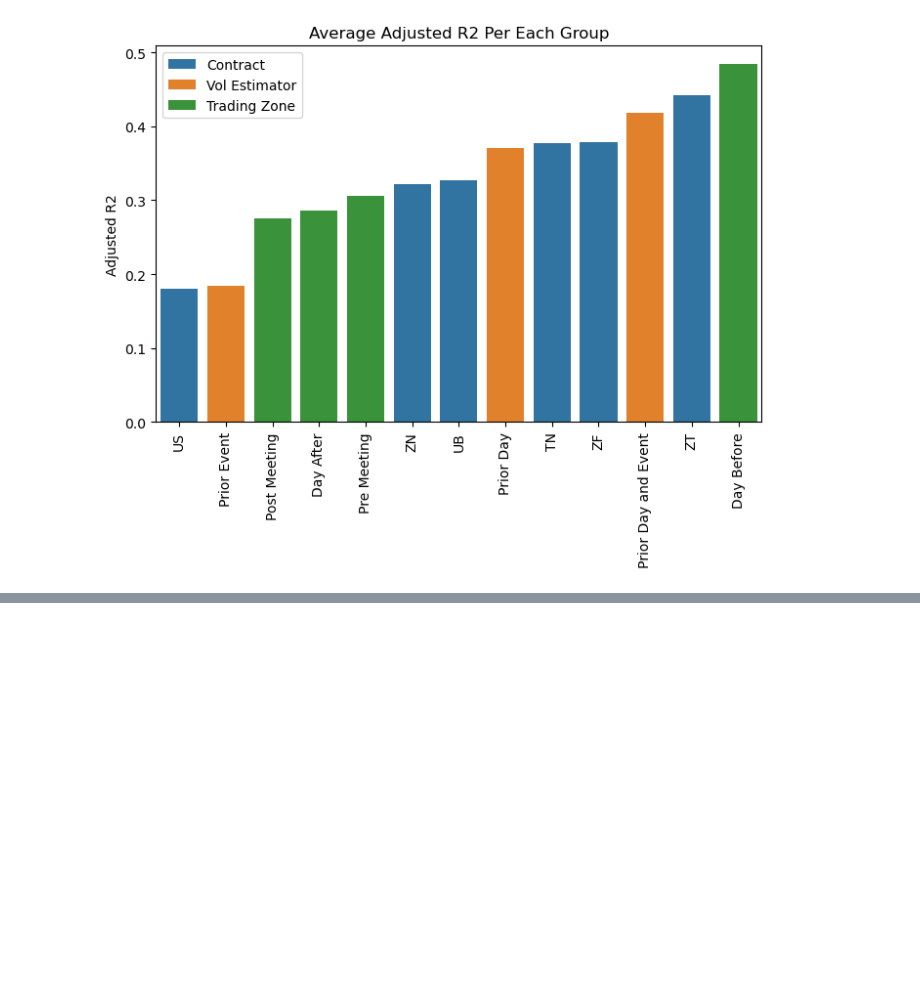
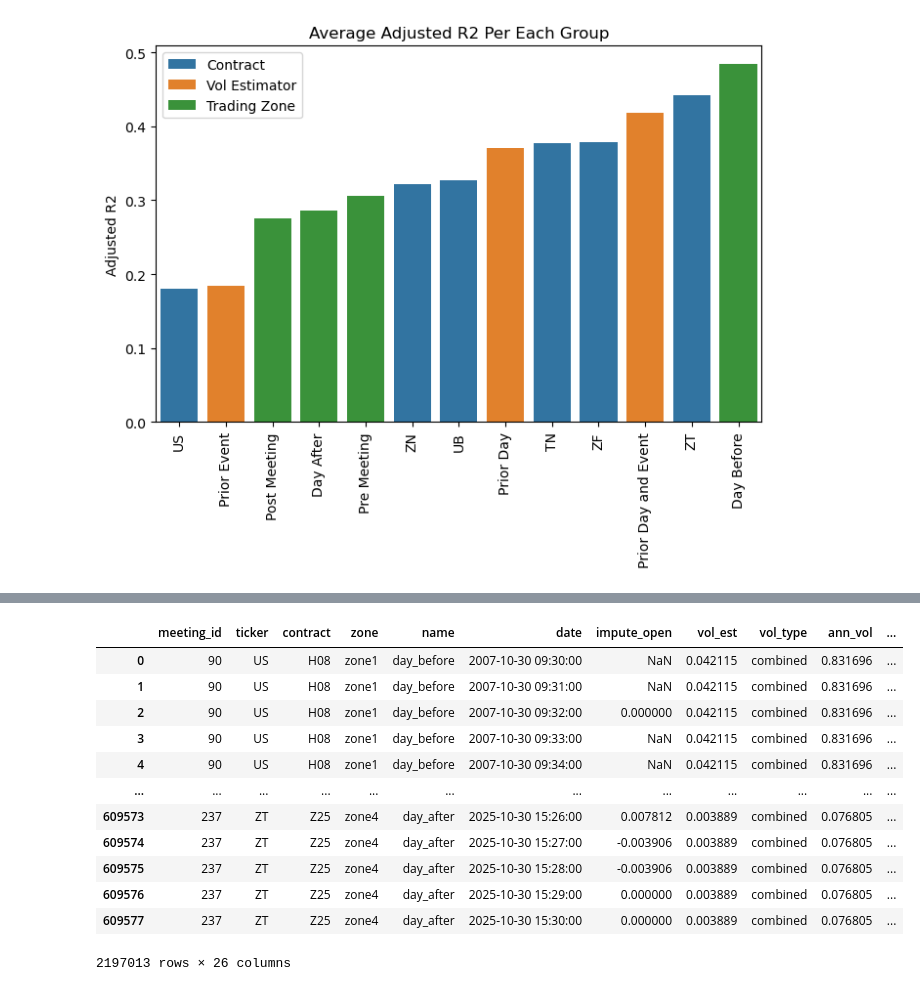
Before and after one commit to diegodalvarez/FOMCDrift, a Jupyter notebook: notebook/2GeneralizedBacktestApproach.ipynb, the cells around one changed output, grey strips where cells are left out. Cells and saved outputs as stored; diff of their text form; code cells hidden in the pictures; blank space fills up the shorter version.

```diff
--- a/notebook/2GeneralizedBacktestApproach.ipynb
+++ b/notebook/2GeneralizedBacktestApproach.ipynb
@@ -668,0 +564,16 @@ plt.show()
+# %%
+(df_signal_rtn)
+# %% [output]
+|  | meeting_id | ticker | contract | zone | name | date | impute_open | vol_est | vol_type | ann_vol | ... |
+| 0 | 90 | US | H08 | zone1 | day_before | 2007-10-30 09:30:00 | NaN | 0.042115 | combined | 0.831696 | ... |
+| 1 | 90 | US | H08 | zone1 | day_before | 2007-10-30 09:31:00 | NaN | 0.042115 | combined | 0.831696 | ... |
+| 2 | 90 | US | H08 | zone1 | day_before | 2007-10-30 09:32:00 | 0.000000 | 0.042115 | combined | 0.831696 | ... |
+| 3 | 90 | US | H08 | zone1 | day_before | 2007-10-30 09:33:00 | NaN | 0.042115 | combined | 0.831696 | ... |
+| 4 | 90 | US | H08 | zone1 | day_before | 2007-10-30 09:34:00 | NaN | 0.042115 | combined | 0.831696 | ... |
+| ... | ... | ... | ... | ... | ... | ... | ... | ... | ... | ... | ... |
+| 609573 | 237 | ZT | Z25 | zone4 | day_after | 2025-10-30 15:26:00 | 0.007812 | 0.003889 | combined | 0.076805 | ... |
+| 609574 | 237 | ZT | Z25 | zone4 | day_after | 2025-10-30 15:27:00 | -0.003906 | 0.003889 | combined | 0.076805 | ... |
+| 609575 | 237 | ZT | Z25 | zone4 | day_after | 2025-10-30 15:28:00 | -0.003906 | 0.003889 | combined | 0.076805 | ... |
+| 609576 | 237 | ZT | Z25 | zone4 | day_after | 2025-10-30 15:29:00 | 0.000000 | 0.003889 | combined | 0.076805 | ... |
+| 609577 | 237 | ZT | Z25 | zone4 | day_after | 2025-10-30 15:30:00 | 0.000000 | 0.003889 | combined | 0.076805 | ... |
+2197013 rows × 26 columns
```
Also changed, not shown: parts of 49 cells of this notebook, 4 other files.
